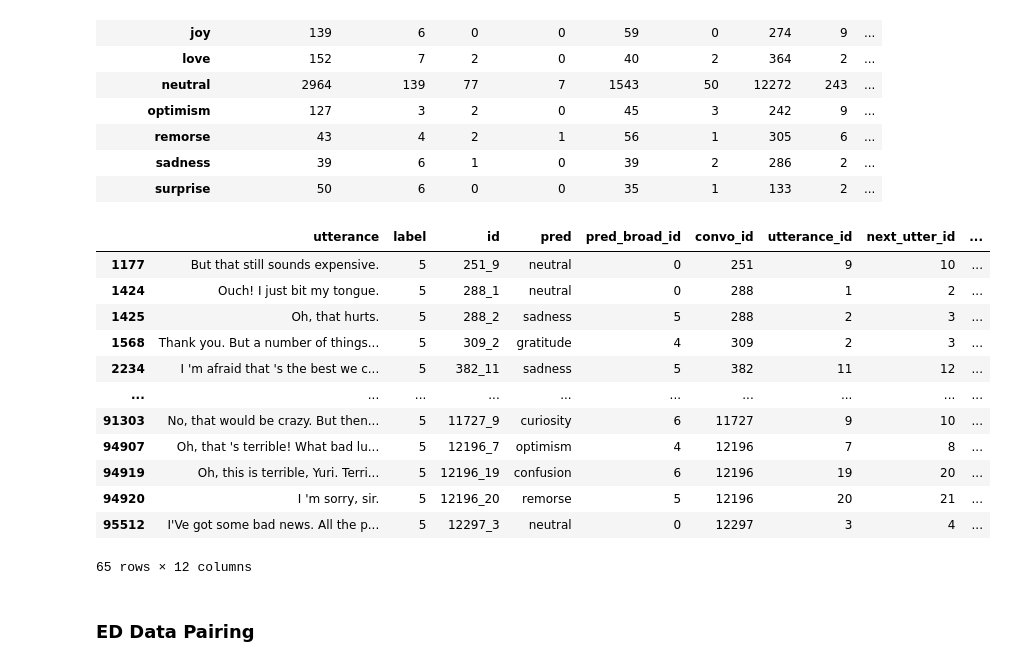
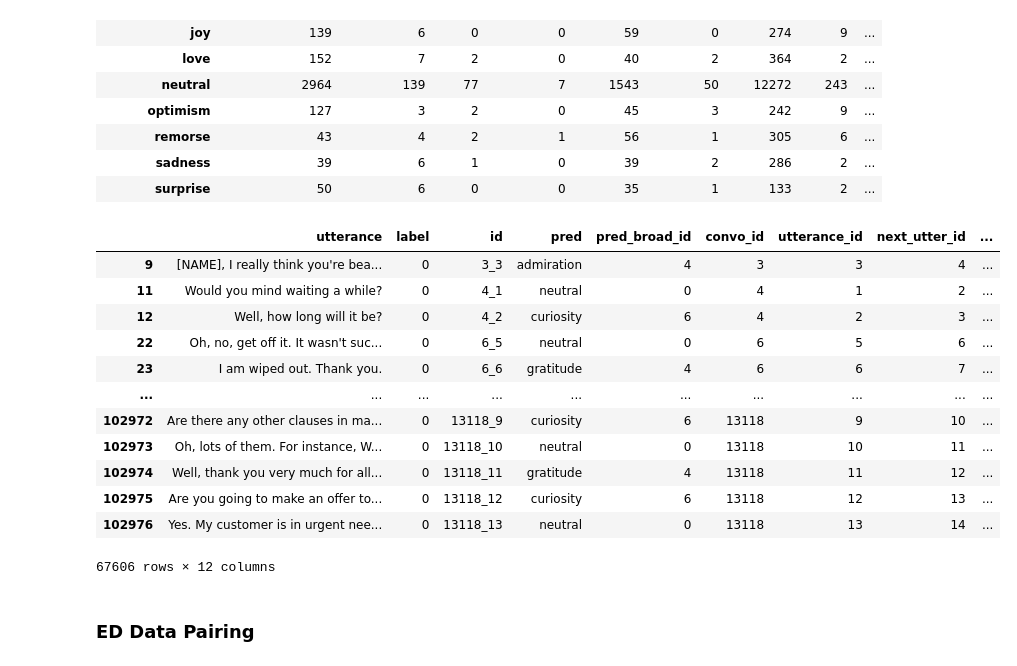
Before and after one commit to evelynyou/w266_project, a Jupyter notebook: exploration_emotion_pairing.ipynb, the cells around one changed output. Cells and saved outputs as stored; diff of their text form; code cells hidden in the pictures.

```diff
--- a/exploration_emotion_pairing.ipynb
+++ b/exploration_emotion_pairing.ipynb
@@ -204,23 +216,23 @@ dd_pairs_fine
 | surprise | 50 | 6 | 0 | 0 | 35 | 1 | 133 | 2 | ... |
 # %%
 ## Play around with different emotion pairings
-selected = dd_data[dd_data["label"] == 5]
-selected = selected[selected["next_utter_label"].isin([5])]
+selected = dd_data[dd_data["label"] == 0]
+selected = selected[selected["next_utter_label"].isin([0])]
 selected
 # %% [output]
 |  | utterance | label | id | pred | pred_broad_id | convo_id | utterance_id | next_utter_id | ... |
-| 1177 | But that still sounds expensive. | 5 | 251_9 | neutral | 0 | 251 | 9 | 10 | ... |
-| 1424 | Ouch! I just bit my tongue. | 5 | 288_1 | neutral | 0 | 288 | 1 | 2 | ... |
-| 1425 | Oh, that hurts. | 5 | 288_2 | sadness | 5 | 288 | 2 | 3 | ... |
-| 1568 | Thank you. But a number of things... | 5 | 309_2 | gratitude | 4 | 309 | 2 | 3 | ... |
-| 2234 | I 'm afraid that 's the best we c... | 5 | 382_11 | sadness | 5 | 382 | 11 | 12 | ... |
+| 9 | [NAME], I really think you're bea... | 0 | 3_3 | admiration | 4 | 3 | 3 | 4 | ... |
+| 11 | Would you mind waiting a while? | 0 | 4_1 | neutral | 0 | 4 | 1 | 2 | ... |
+| 12 | Well, how long will it be? | 0 | 4_2 | curiosity | 6 | 4 | 2 | 3 | ... |
+| 22 | Oh, no, get off it. It wasn't suc... | 0 | 6_5 | neutral | 0 | 6 | 5 | 6 | ... |
+| 23 | I am wiped out. Thank you. | 0 | 6_6 | gratitude | 4 | 6 | 6 | 7 | ... |
 | ... | ... | ... | ... | ... | ... | ... | ... | ... | ... |
-| 91303 | No, that would be crazy. But then... | 5 | 11727_9 | curiosity | 6 | 11727 | 9 | 10 | ... |
-| 94907 | Oh, that 's terrible! What bad lu... | 5 | 12196_7 | optimism | 4 | 12196 | 7 | 8 | ... |
-| 94919 | Oh, this is terrible, Yuri. Terri... | 5 | 12196_19 | confusion | 6 | 12196 | 19 | 20 | ... |
-| 94920 | I 'm sorry, sir. | 5 | 12196_20 | remorse | 5 | 12196 | 20 | 21 | ... |
-| 95512 | I'Ve got some bad news. All the p... | 5 | 12297_3 | neutral | 0 | 12297 | 3 | 4 | ... |
+| 102972 | Are there any other clauses in ma... | 0 | 13118_9 | curiosity | 6 | 13118 | 9 | 10 | ... |
+| 102973 | Oh, lots of them. For instance, W... | 0 | 13118_10 | neutral | 0 | 13118 | 10 | 11 | ... |
+| 102974 | Well, thank you very much for all... | 0 | 13118_11 | gratitude | 4 | 13118 | 11 | 12 | ... |
+| 102975 | Are you going to make an offer to... | 0 | 13118_12 | curiosity | 6 | 13118 | 12 | 13 | ... |
+| 102976 | Yes. My customer is in urgent nee... | 0 | 13118_13 | neutral | 0 | 13118 | 13 | 14 | ... |
-65 rows × 12 columns
+67606 rows × 12 columns
 # %% [markdown]
 ### ED Data Pairing
 # %%
```
Also changed, not shown: parts of 12 cells of this notebook.
